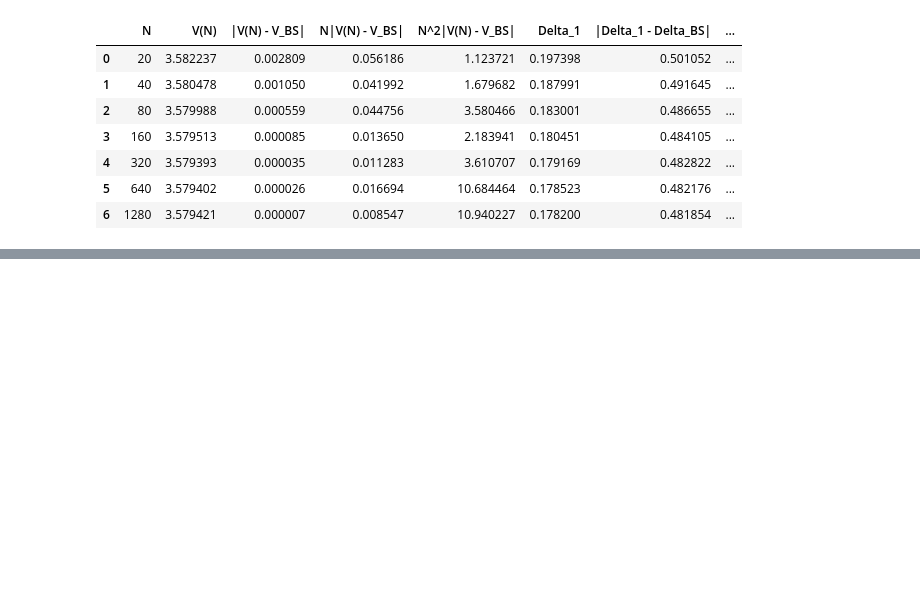
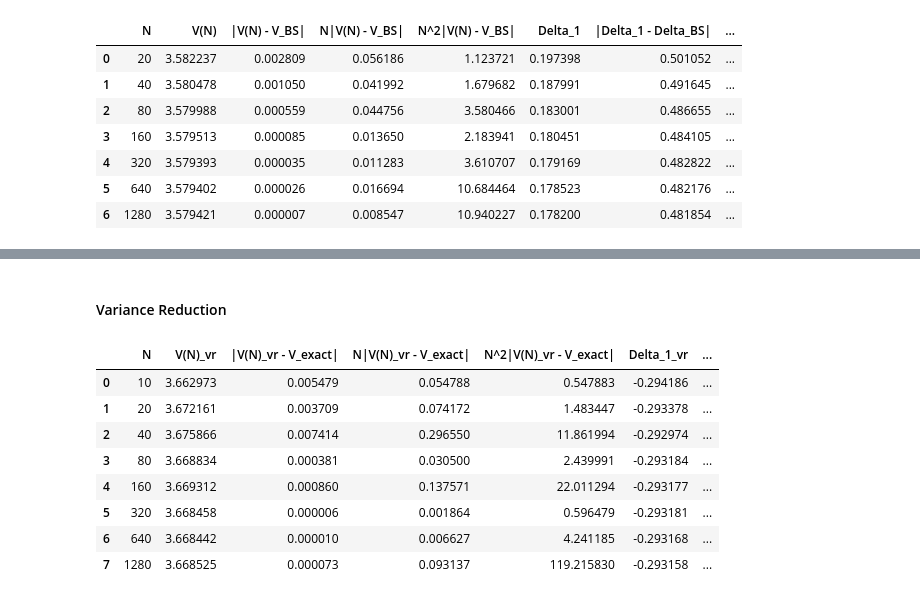
Before and after one commit to karaniitmadras/MTH9821-numerical-method-for-financial-engineering, a Jupyter notebook: HW3/MTH9821_HW3_NUM1.ipynb, the cells around one changed output, grey strips where cells are left out. Saved outputs shown, nothing was run; the diff lists cells and outputs as text; code cells hidden in the pictures; blank space fills up the shorter version.

```diff
--- a/HW3/MTH9821_HW3_NUM1.ipynb
+++ b/HW3/MTH9821_HW3_NUM1.ipynb
@@ -478,6 +478,12 @@ pprint(black_scholes_res)
 # %%
 def approximation_error(reference, target):
     return abs(reference-target)
+
+def approximation_error_true(reference, target):
+    """
+    keep the signal of the error, used in the variance reduction of American options
+    """
+    return reference-target
 
 def linear_approximation_error(reference, target, N):
     return N * approximation_error(reference, target)
@@ -899,0 +910,32 @@ with pd.ExcelWriter('binomial_tree_methods_for_european_options.xlsx', engine='o
+# %%
+# Appoximate using the average of binomial trees at N=10000 and N=10001
+N = [10000, 10001]
+V_exact = 0
+Delta_exact = 0
+Gamma_exact = 0
+Theta_exact = 0
+for i in range(2):
+    # preparation
+    V_1_0, V_1_1 = binomial_pricer_early_stop(
+        S0, K, T, r, q, sigma, N[i], CallPutType.Put, EuroAmerType.AmericanOption,
+        early_stop=1
+    )
+    V_2_0, V_2_1, V_2_2 = binomial_pricer_early_stop(
+        S0, K, T, r, q, sigma, N[i], CallPutType.Put, EuroAmerType.AmericanOption,
+        early_stop=2
+    )
+    V_0_0 = binomial_pricer(S0, K, T, r, q, sigma, N[i], CallPutType.Put, EuroAmerType.AmericanOption)
+    u = u_(T, sigma, N[i])
+    d = d_(T, sigma, N[i])
+    S_1_0 = S0 * u
+    S_1_1 = S0 * d
+    S_2_0 = S0 * u**2
+    S_2_1 = S0 * u * d
+    S_2_2 = S0 * d**2
+
+    V_exact += 0.5 * binomial_pricer(S0, K, T, r, q, sigma, N[i], CallPutType.Put, EuroAmerType.AmericanOption)
+    Delta_exact += 0.5 * delta_1(V_1_0, V_1_1, S_1_0, S_1_1)
+    Gamma_exact += 0.5 * gamma_1(V_2_0, V_2_1, V_2_2, S_2_0, S_2_1, S_2_2)
+    Theta_exact += 0.5 * theta_1(V_2_1, V_0_0, T, N[i])
+
+print(V_exact,Delta_exact,Gamma_exact,Theta_exact)
@@ -899,0 +1023,2 @@ with pd.ExcelWriter('binomial_tree_methods_for_european_options.xlsx', engine='o
+# %% [markdown]
+#### Variance Reduction
@@ -899,0 +1067,14 @@ with pd.ExcelWriter('binomial_tree_methods_for_european_options.xlsx', engine='o
+# %%
+N = generate_geometric_sequence(10, 2, 8)
+binomial_tree_res_Am_vr = VR_am(binomial_tree_res_Am, EP_BT, EP_BT_delta, EP_BT_gamma, EP_BT_theta, V_BS, Delta_BS, Gamma_BS, Theta_BS)
+binomial_tree_res_Am_vr
+# %% [output]
+|  | N | V(N)_vr | |V(N)_vr - V_exact| | N|V(N)_vr - V_exact| | N^2|V(N)_vr - V_exact| | Delta_1_vr | ... |
+| 0 | 10 | 3.662973 | 0.005479 | 0.054788 | 0.547883 | -0.294186 | ... |
+| 1 | 20 | 3.672161 | 0.003709 | 0.074172 | 1.483447 | -0.293378 | ... |
+| 2 | 40 | 3.675866 | 0.007414 | 0.296550 | 11.861994 | -0.292974 | ... |
+| 3 | 80 | 3.668834 | 0.000381 | 0.030500 | 2.439991 | -0.293184 | ... |
+| 4 | 160 | 3.669312 | 0.000860 | 0.137571 | 22.011294 | -0.293177 | ... |
+| 5 | 320 | 3.668458 | 0.000006 | 0.001864 | 0.596479 | -0.293181 | ... |
+| 6 | 640 | 3.668442 | 0.000010 | 0.006627 | 4.241185 | -0.293168 | ... |
+| 7 | 1280 | 3.668525 | 0.000073 | 0.093137 | 119.215830 | -0.293158 | ... |
```
Also changed, not shown: parts of 19 cells of this notebook.
